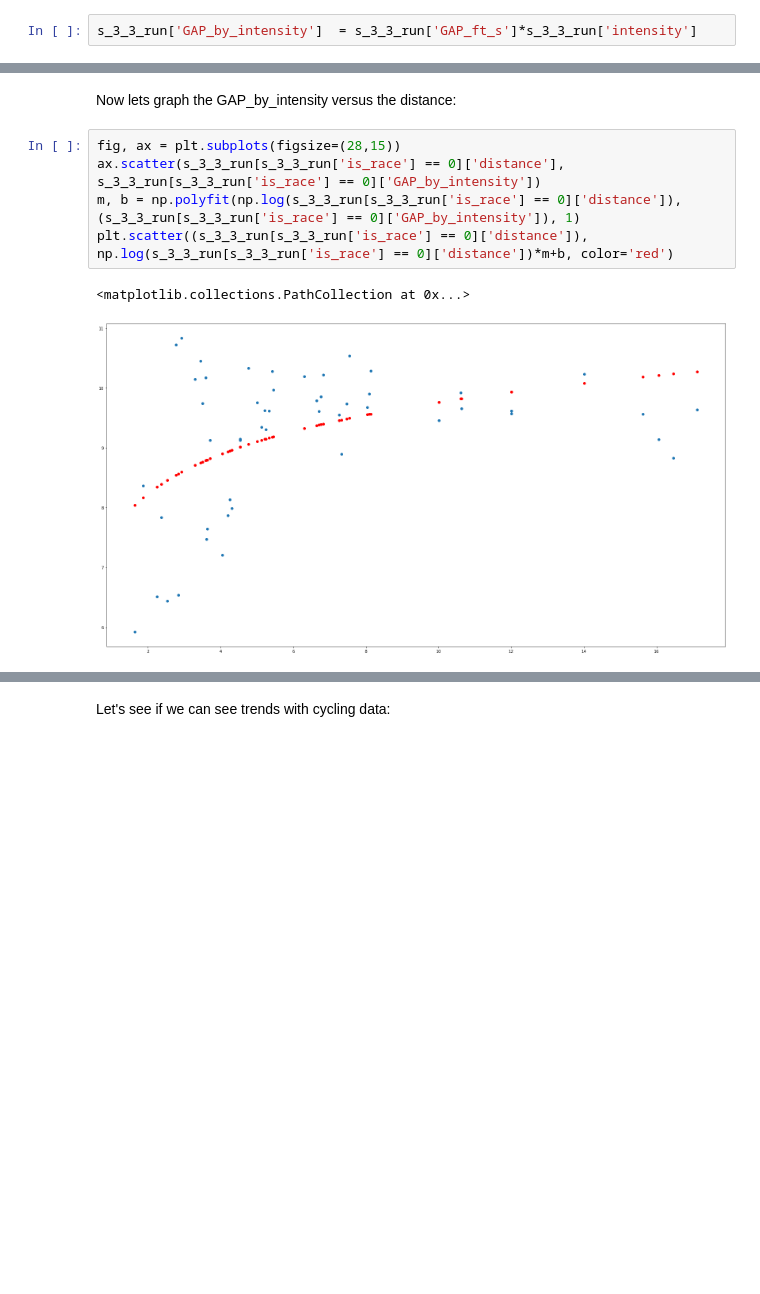
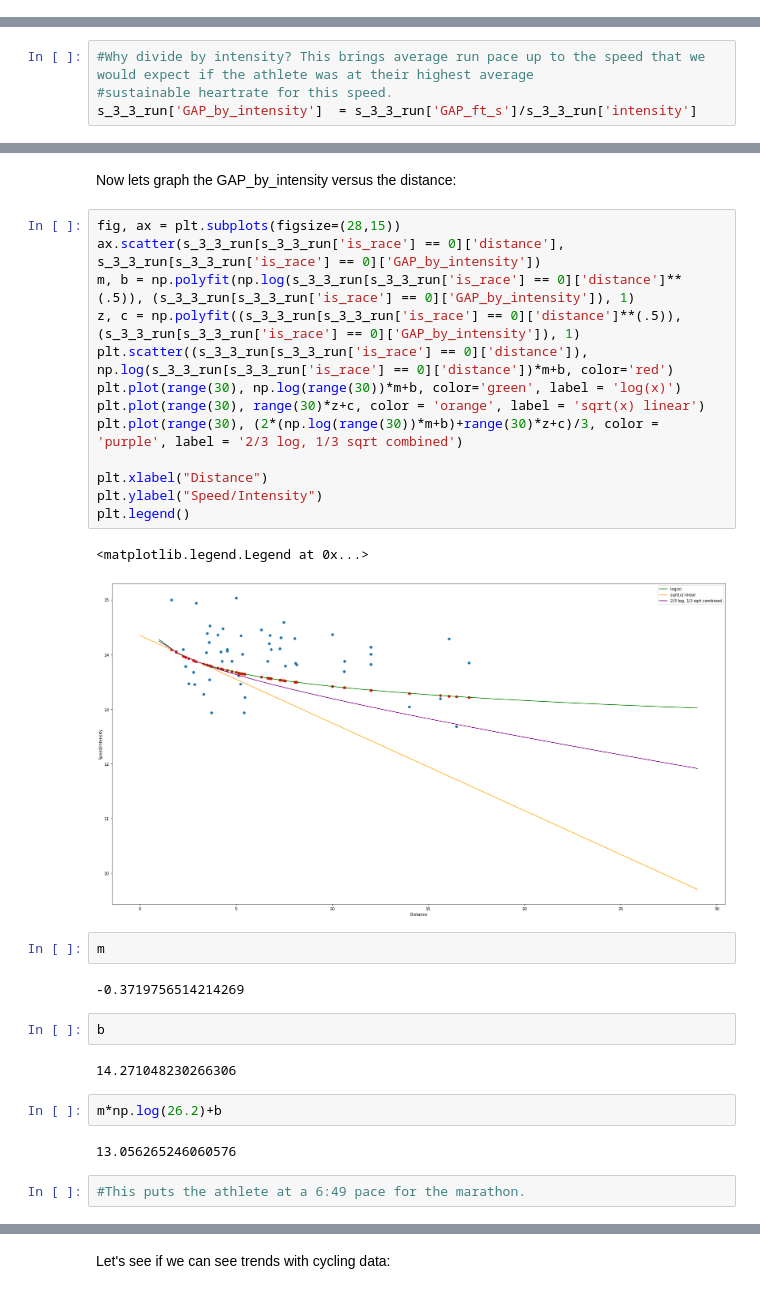
Before and after one commit to keithkruelskie/athlete_prediction, a Jupyter notebook: EDA.ipynb, the cells around one changed output, grey strips where cells are left out. Saved outputs shown, nothing was run; the diff lists cells and outputs as text; blank space fills up the shorter version.

```diff
--- a/EDA.ipynb
+++ b/EDA.ipynb
@@ -654,5 +714,3 @@ date
 2018-06-06    0.862857
 2018-06-07    0.771429
 Name: intensity, dtype: float64
-# %%
-s_3_3_run['GAP_by_intensity']  = s_3_3_run['GAP_ft_s']*s_3_3_run['intensity']
@@ -664,0 +717,4 @@ See the caveats in the documentation: https://pandas.pydata.org/pandas-docs/stab
+# %%
+#Why divide by intensity? This brings average run pace up to the speed that we would expect if the athlete was at their highest average
+#sustainable heartrate for this speed.
+s_3_3_run['GAP_by_intensity']  = s_3_3_run['GAP_ft_s']/s_3_3_run['intensity']
@@ -687,8 +749,30 @@ Now lets graph the GAP_by_intensity versus the distance:
 # %%
 fig, ax = plt.subplots(figsize=(28,15))
 ax.scatter(s_3_3_run[s_3_3_run['is_race'] == 0]['distance'], s_3_3_run[s_3_3_run['is_race'] == 0]['GAP_by_intensity'])
-m, b = np.polyfit(np.log(s_3_3_run[s_3_3_run['is_race'] == 0]['distance']), (s_3_3_run[s_3_3_run['is_race'] == 0]['GAP_by_intensity']), 1)
+m, b = np.polyfit(np.log(s_3_3_run[s_3_3_run['is_race'] == 0]['distance']**(.5)), (s_3_3_run[s_3_3_run['is_race'] == 0]['GAP_by_intensity']), 1)
+z, c = np.polyfit((s_3_3_run[s_3_3_run['is_race'] == 0]['distance']**(.5)), (s_3_3_run[s_3_3_run['is_race'] == 0]['GAP_by_intensity']), 1)
 plt.scatter((s_3_3_run[s_3_3_run['is_race'] == 0]['distance']), np.log(s_3_3_run[s_3_3_run['is_race'] == 0]['distance'])*m+b, color='red')
+plt.plot(range(30), np.log(range(30))*m+b, color='green', label = 'log(x)')
+plt.plot(range(30), range(30)*z+c, color = 'orange', label = 'sqrt(x) linear')
+plt.plot(range(30), (2*(np.log(range(30))*m+b)+range(30)*z+c)/3, color = 'purple', label = '2/3 log, 1/3 sqrt combined')
+
+plt.xlabel("Distance")
+plt.ylabel("Speed/Intensity")
+plt.legend()
 # %% [output]
-<matplotlib.collections.PathCollection at 0x...>
+<matplotlib.legend.Legend at 0x...>
-[figure, old version]
+[figure, new version]
+# %%
+m
+# %% [output]
+-0.3719756514214269
+# %%
+b
+# %% [output]
+14.271048230266306
+# %%
+m*np.log(26.2)+b
+# %% [output]
+13.056265246060576
+# %%
+#This puts the athlete at a 6:49 pace for the marathon.
```
Also changed, not shown: parts of 43 cells of this notebook, 1 other file.
